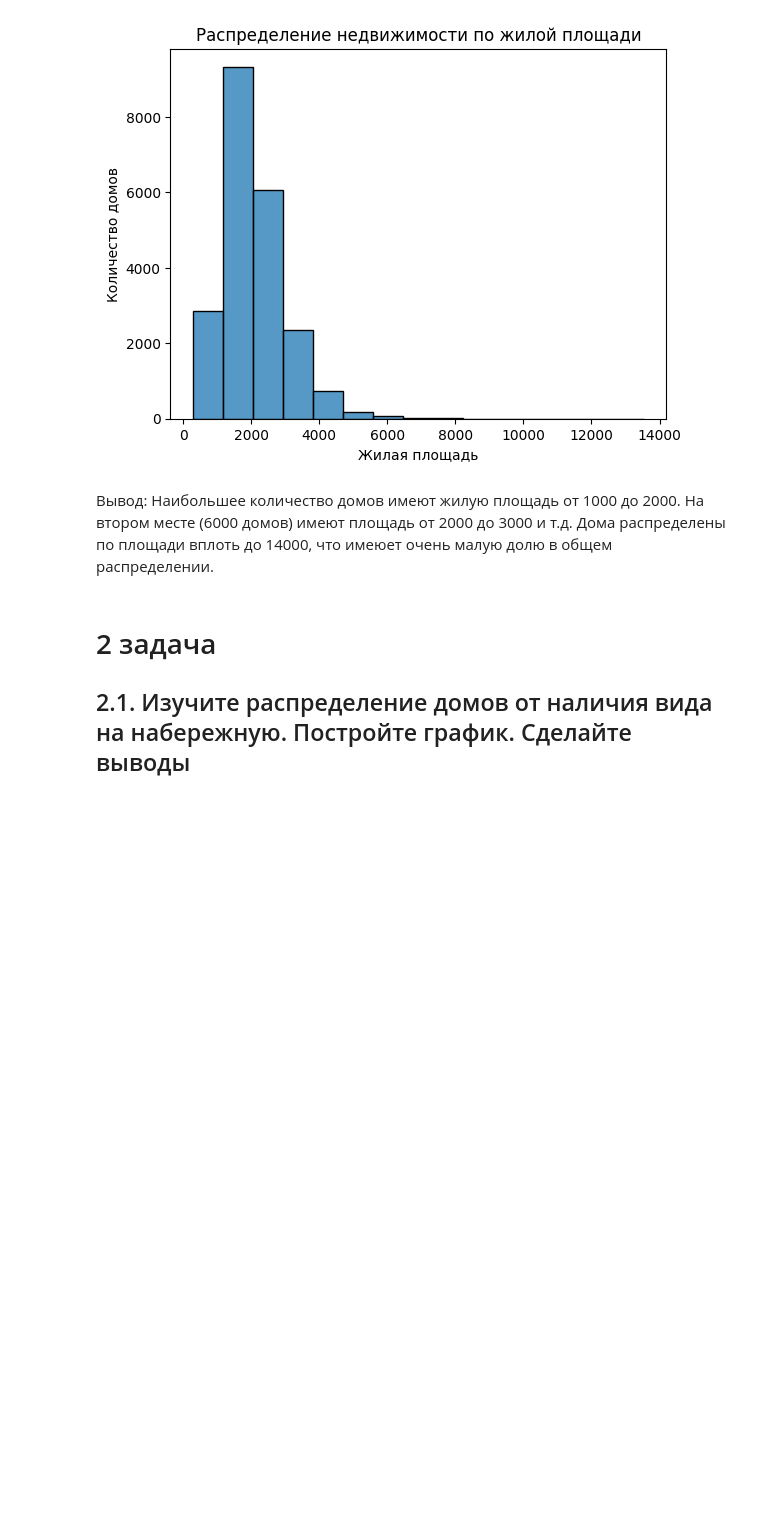
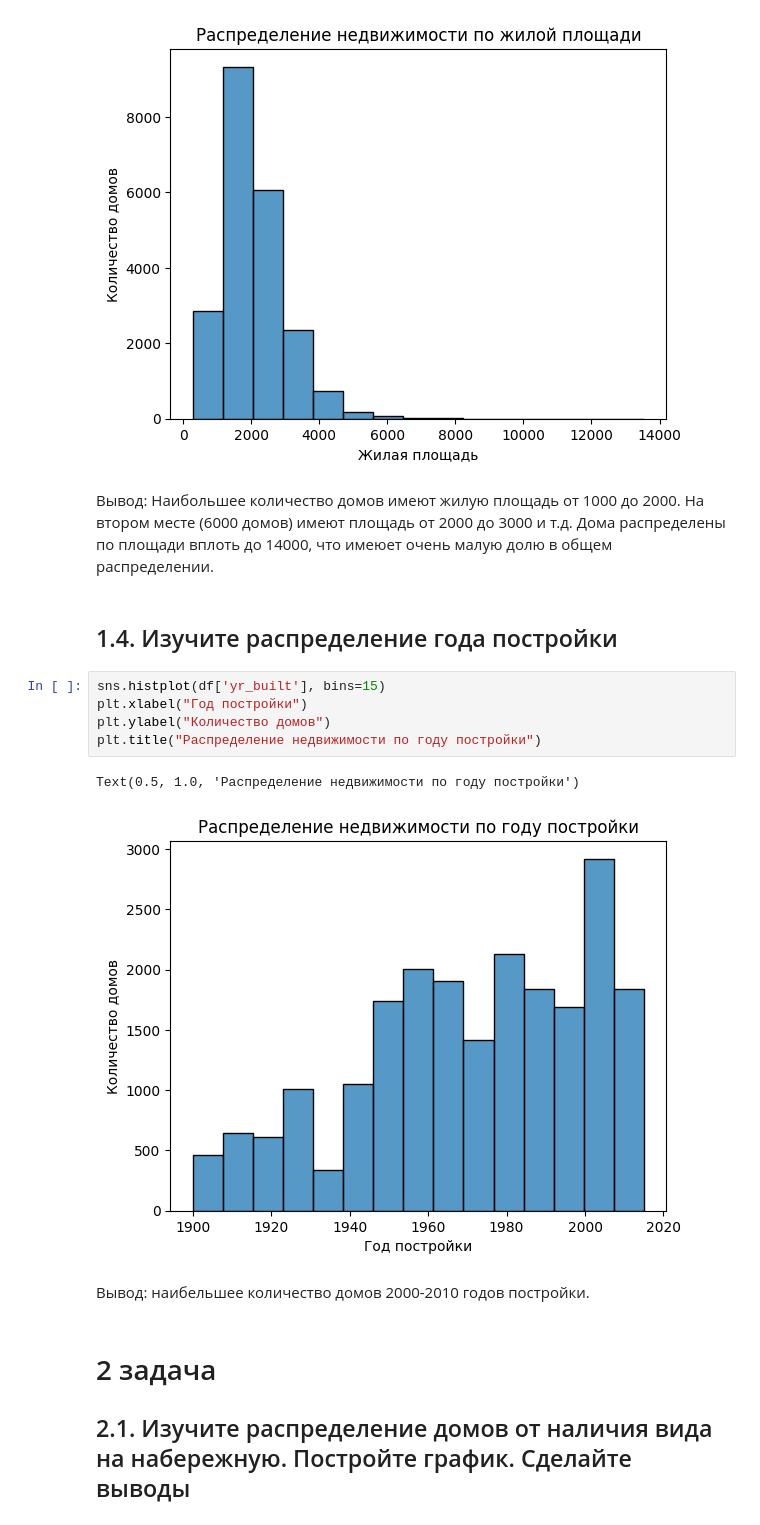
Before and after one commit to AlekseevaTatiana23/python_for_analitics, a Jupyter notebook: attestation/task1.ipynb, the cells around one changed output. Drawn from its saved outputs; the diff is of its cells as text; blank space fills up the shorter version.

```diff
--- a/attestation/task1.ipynb
+++ b/attestation/task1.ipynb
@@ -54,6 +50,19 @@ Text(0.5, 1.0, 'Распределение недвижимости по жил
 [figure]
 # %% [markdown]
 Вывод: Наибольшее количество домов имеют жилую площадь от 1000 до 2000. На втором месте (6000 домов) имеют площадь от 2000 до 3000 и т.д. Дома распределены по площади вплоть до 14000, что имеюет очень малую долю в общем распределении.
+# %% [markdown]
+
+## 1.4. Изучите распределение года постройки
+# %%
+sns.histplot(df['yr_built'], bins=15)
+plt.xlabel("Год постройки")
+plt.ylabel("Количество домов")
+plt.title("Распределение недвижимости по году постройки")
+# %% [output]
+Text(0.5, 1.0, 'Распределение недвижимости по году постройки')
+[figure, added]
+# %% [markdown]
+Вывод: наибельшее количество домов 2000-2010 годов постройки.
 # %% [markdown]
 # 2 задача
 ## 2.1. Изучите распределение домов от наличия вида на набережную. Постройте график. Сделайте выводы
```
Also changed, not shown: parts of 1 cell of this notebook.
